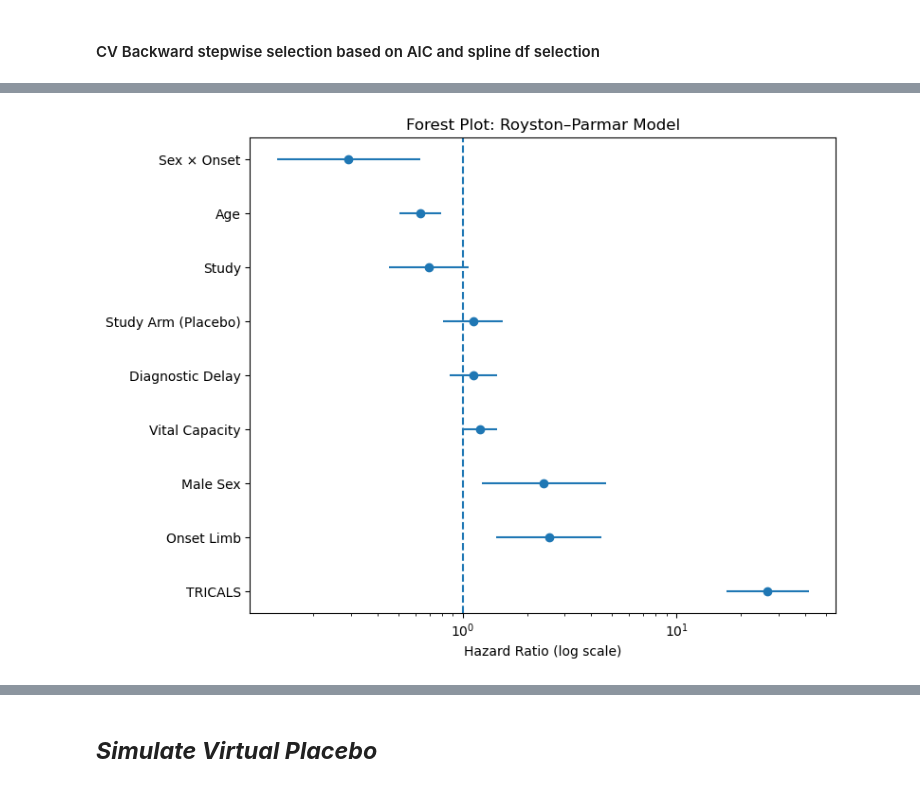
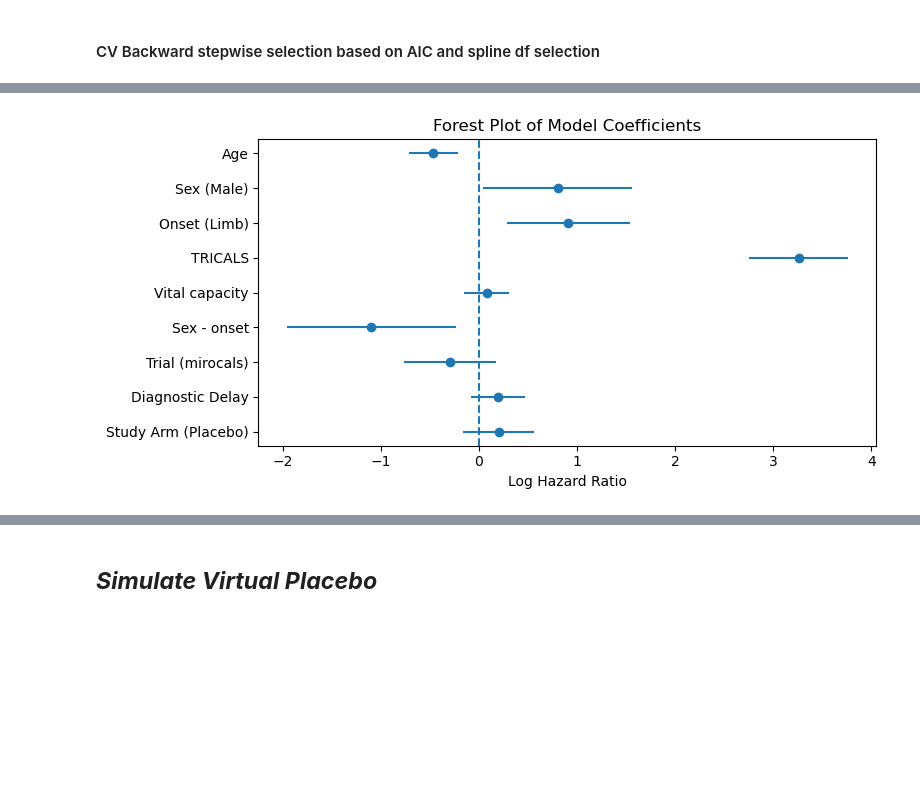
Before and after one commit to Uzoemeka/All_ALS_Data, a Jupyter notebook: 07_flexible_parametric_model.ipynb, the cells around one changed output, grey strips where cells are left out. Drawn from its saved outputs; the diff is of its cells as text; code cells hidden in the pictures; blank space fills up the shorter version.

```diff
--- a/07_flexible_parametric_model.ipynb
+++ b/07_flexible_parametric_model.ipynb
@@ -391,61 +467,59 @@ Signif. codes:  0 ‘***’ 0.001 ‘**’ 0.01 ‘*’ 0.05 ‘.’ 0.1 ‘ ’
 # %%
 # Forest plot of the model
 import pandas as pd
-import numpy as np
 
 data = {
-    "Variable": [
-        "Age", "Study Arm (Placebo)", "Onset Limb", "TRICALS",
-        "Vital Capacity", "Male Sex", "Sex × Onset",
-        "Study", "Diagnostic Delay"
+    'Variable': [ 'Age', 'Sex (Male)', 'Onset (Limb)', 'TRICALS',
+        'Vital capacity', 'Sex - onset', 'Trial (mirocals)', 'Diagnostic Delay',
+        'Study Arm (Placebo)'
     ],
-    "Estimate": [
-        -0.459115, 0.112739, 0.929849, 3.283900,
-        0.182800, 0.875815, -1.227020, -0.362771, 0.115571
+    'Estimate': [ -0.463110, 0.802692, 0.910582, 3.257116,
+        0.079754, -1.096244, -0.292996, 0.191329, 0.203918
     ],
-    "StdErr": [
-        0.114432, 0.162939, 0.287857, 0.226351,
-        0.096955, 0.343012, 0.394729, 0.220651, 0.128385
+    'StdErr': [ 0.126832, 0.388452, 0.321146, 0.256538,
+        0.118004, 0.440697, 0.238766, 0.139797, 0.184449
+    ],
+    'z_value': [ -3.6514, 2.0664, 2.8354, 12.6964,
+        0.6759, -2.4875, -1.2271, 1.3686, 1.1056
+    ],
+    'Pr_z': [ '0.0002609', '0.0387921', '0.0045767', '< 2.2e-16',
+        '0.4991284', '0.0128636', '0.2197751', '0.1711178', '0.2689202'
     ]
 }
 
-df = pd.DataFrame(data)
+df_coef = pd.DataFrame(data)
+print(df_coef)
 
 #--------------------------------------
 z = 1.96  # 95% CI
 
-df["HR"] = np.exp(df["Estimate"])
-df["CI_lower"] = np.exp(df["Estimate"] - z * df["StdErr"])
-df["CI_upper"] = np.exp(df["Estimate"] + z * df["StdErr"])
+df_coef["HR"] = (df_coef["Estimate"])
+df_coef["CI_lower"] = (df_coef["Estimate"] - z * df_coef["StdErr"])
+df_coef["CI_upper"] = (df_coef["Estimate"] + z * df_coef["StdErr"])
 
 #--------------------------------------
-import matplotlib.pyplot as plt
+plt.figure(figsize=(8, 4))
 
-# Sort for better visuals
-df = df.sort_values("HR")
+ypos = np.arange(len(df_coef))
 
-plt.figure(figsize=(8, 6))
-
-y_pos = range(len(df))
-
-plt.errorbar(
-    df["HR"], y_pos,
-    xerr=[
-        df["HR"] - df["CI_lower"],
-        df["CI_upper"] - df["HR"]
-    ],
-    fmt='o'
+# Confidence intervals
+plt.hlines(
+    y=ypos,
+    xmin=df_coef["CI_lower"],
+    xmax=df_coef["CI_upper"]
 )
 
-# Vertical null line at HR = 1
-plt.axvline(x=1, linestyle='--')
+# Point estimates
+plt.plot(df_coef["Estimate"], ypos, "o")
 
-plt.yticks(y_pos, df["Variable"])
-plt.xscale("log")
-plt.xlabel("Hazard Ratio (log scale)")
-plt.title("Forest Plot: Royston–Parmar Model")
+# Vertical reference line at 0
+plt.axvline(0, linestyle="--")
 
-plt.gca().invert_yaxis()
+plt.yticks(ypos, df_coef["Variable"])
+plt.xlabel("Log Hazard Ratio")
+plt.title("Forest Plot of Model Coefficients")
+
+plt.gca().invert_yaxis()  # top-to-bottom
 plt.tight_layout()
 plt.show()
 # %% [output]
@@ -452 +536 @@ plt.show()
-[figure, old version]
+[figure, new version]
```
Also changed, not shown: parts of 56 cells of this notebook, 4 other files.
